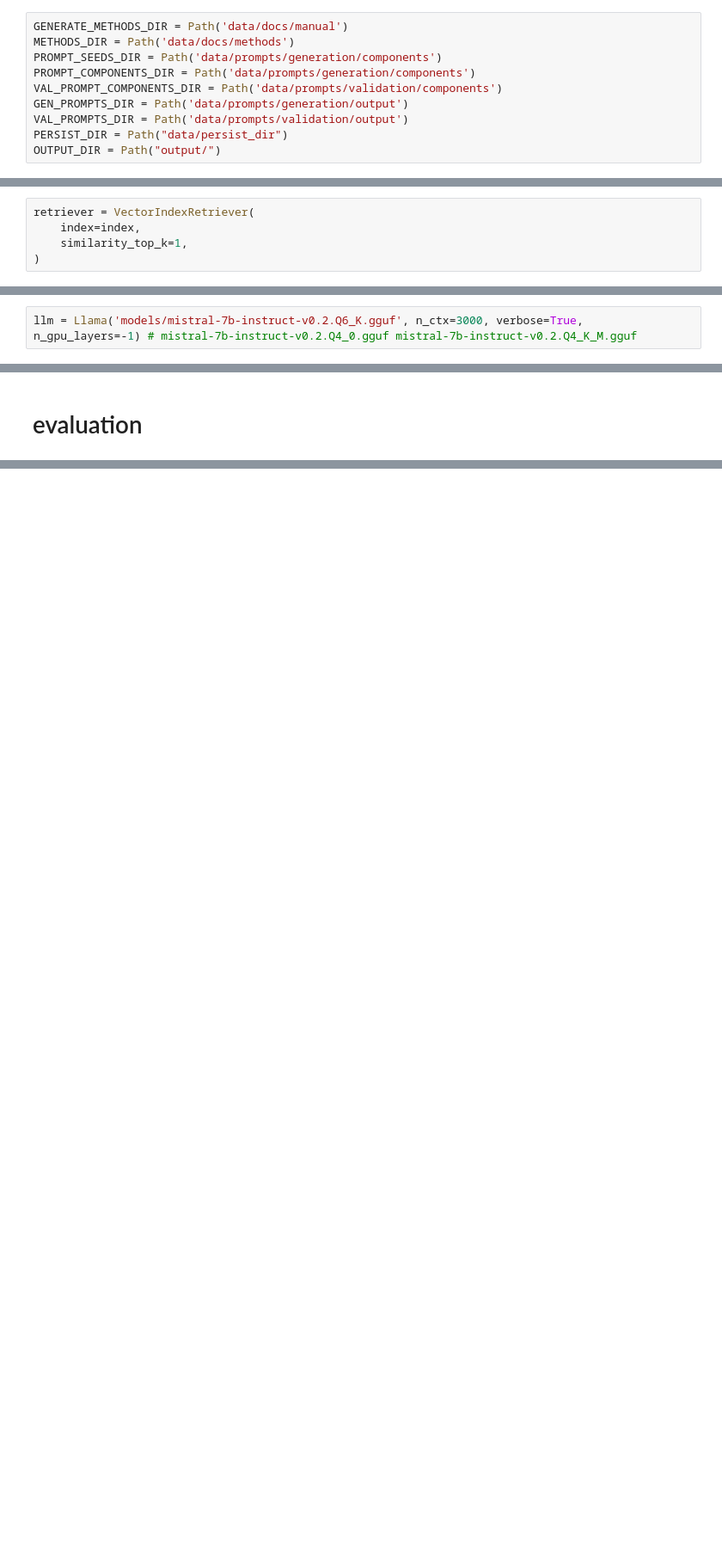
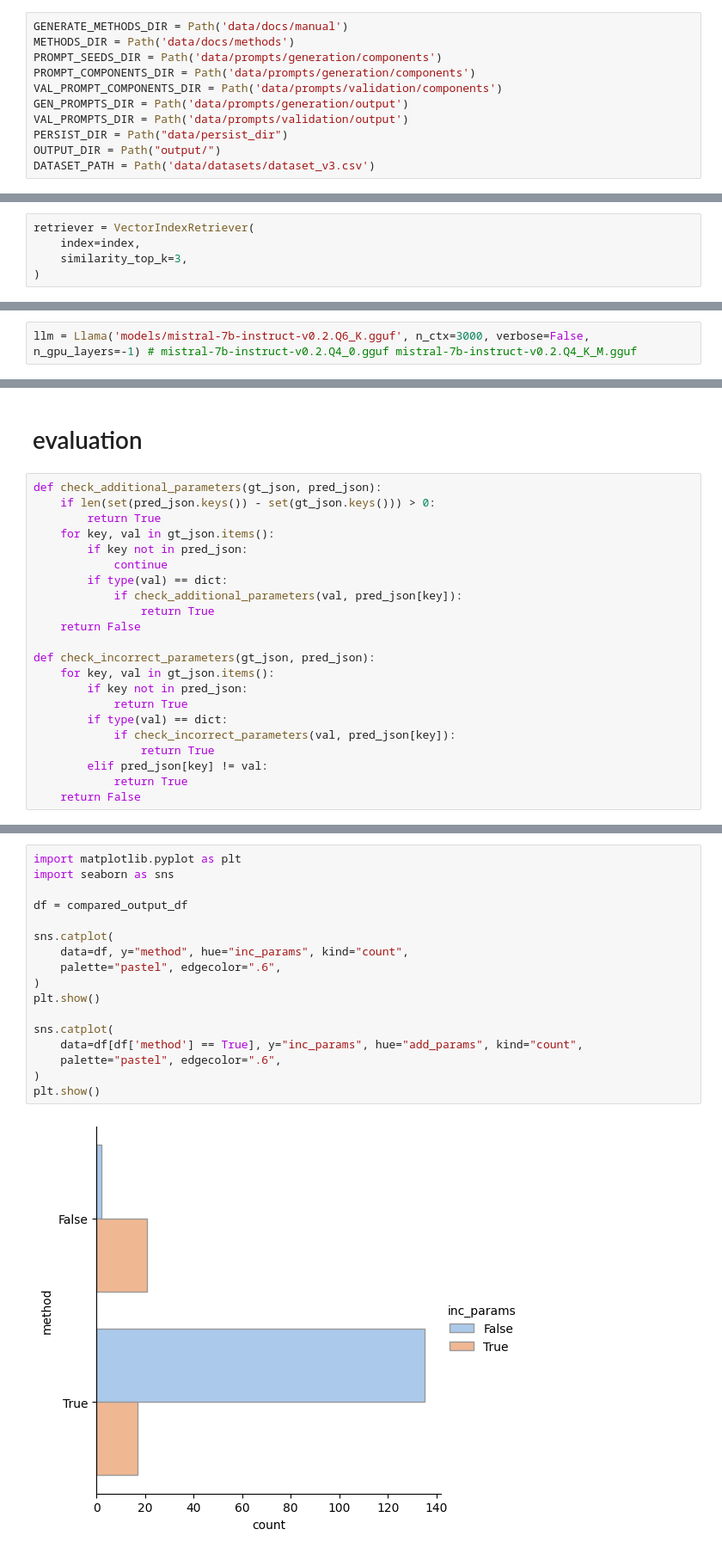
Before and after one commit to viktorpovazhuk/home_assistant_llm, a Jupyter notebook: validation.ipynb, the cells around one changed output, grey strips where cells are left out. Shown at 86% size. Cells and saved outputs as stored; diff of their text form; blank space fills up the shorter version.

```diff
--- a/validation.ipynb
+++ b/validation.ipynb
@@ -36,6 +36,7 @@ GEN_PROMPTS_DIR = Path('data/prompts/generation/output')
 VAL_PROMPTS_DIR = Path('data/prompts/validation/output')
 PERSIST_DIR = Path("data/persist_dir")
 OUTPUT_DIR = Path("output/")
+DATASET_PATH = Path('data/datasets/dataset_v3.csv')
 # %% [markdown]
 # index generation & loading
 # %%
@@ -67,7 +68,7 @@ index = load_index_from_storage(storage_context, show_progress=True)
 # %%
 retriever = VectorIndexRetriever(
     index=index,
-    similarity_top_k=1,
+    similarity_top_k=3,
 )
 # %% [markdown]
 # check index
@@ -86,7 +87,7 @@ with open('temp/index.txt', 'w') as f:
 # %% [markdown]
 # llm loading
 # %%
-llm = Llama('models/mistral-7b-instruct-v0.2.Q6_K.gguf', n_ctx=3000, verbose=True, n_gpu_layers=-1) # mistral-7b-instruct-v0.2.Q4_0.gguf mistral-7b-instruct-v0.2.Q4_K_M.gguf
+llm = Llama('models/mistral-7b-instruct-v0.2.Q6_K.gguf', n_ctx=3000, verbose=False, n_gpu_layers=-1) # mistral-7b-instruct-v0.2.Q4_0.gguf mistral-7b-instruct-v0.2.Q4_K_M.gguf
 # %% [output]
 ggml_init_cublas: GGML_CUDA_FORCE_MMQ:   no
 ggml_init_cublas: CUDA_USE_TENSOR_CORES: yes
@@ -388,4 +486,26 @@ output_df.tail()
 | 196 | 196 | Humidity | Decrease the humidity in the kitc... | Humidity.SetHumidity | {"method": "Humidity.SetHumidity"... |
 # %% [markdown]
 # evaluation
+# %%
+def check_additional_parameters(gt_json, pred_json):
+    if len(set(pred_json.keys()) - set(gt_json.keys())) > 0:
+        return True
+    for key, val in gt_json.items():
+        if key not in pred_json:
+            continue
+        if type(val) == dict:
+            if check_additional_parameters(val, pred_json[key]):
+                return True
+    return False
+
+def check_incorrect_parameters(gt_json, pred_json):
+    for key, val in gt_json.items():
+        if key not in pred_json:
+            return True
+        if type(val) == dict:
+            if check_incorrect_parameters(val, pred_json[key]):
+                return True
+        elif pred_json[key] != val:
+            return True
+    return False
 # %%
@@ -440,0 +551,19 @@ print(len(merged_df))
+# %%
+import matplotlib.pyplot as plt
+import seaborn as sns
+
+df = compared_output_df
+
+sns.catplot(
+    data=df, y="method", hue="inc_params", kind="count",
+    palette="pastel", edgecolor=".6",
+)
+plt.show()
+
+sns.catplot(
+    data=df[df['method'] == True], y="inc_params", hue="add_params", kind="count",
+    palette="pastel", edgecolor=".6",
+)
+plt.show()
+# %% [output]
+[figure, added]
```
Also changed, not shown: parts of 7 cells of this notebook, 1 other file.
